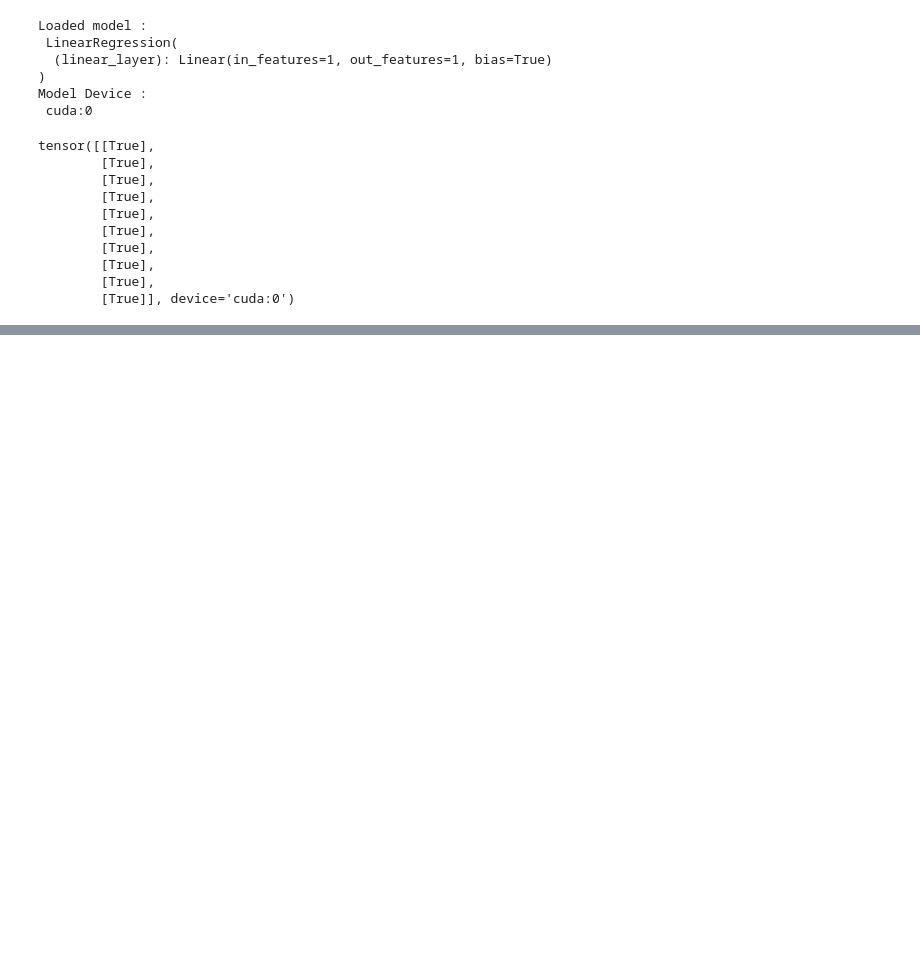
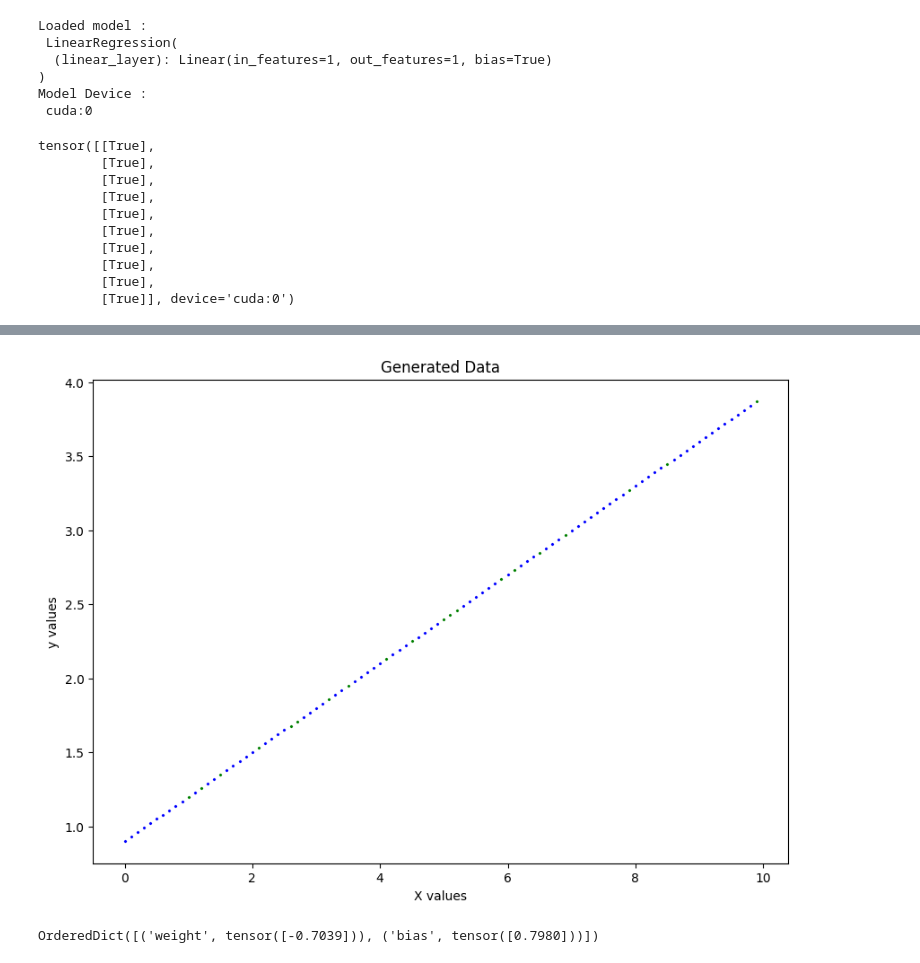
Before and after one commit to suryansh-sinha/Learning-PyTorch, a Jupyter notebook: Daniel Bourke/01_PyTorch_Workflow.ipynb, the cells around one changed output, grey strips where cells are left out. Saved outputs shown, nothing was run; the diff lists cells and outputs as text; code cells hidden in the pictures; blank space fills up the shorter version.

Commit message:
update 01_PyTorch_Workflow, add exercises

```diff
--- a/Daniel Bourke/01_PyTorch_Workflow.ipynb
+++ b/Daniel Bourke/01_PyTorch_Workflow.ipynb
@@ -791,0 +827,11 @@ tensor([[True],
+# %%
+# 1. Creating the data.
+weight = 0.3
+bias = 0.9
+
+X = np.arange(0,10,0.1)
+y = X*weight + bias
+
+X_train, X_test, y_train, y_test = train_test_split(X, y, train_size=0.8)
+
+X_train[:10], y_train[:10]
@@ -791,0 +841,8 @@ tensor([[True],
+# %%
+# Converting data to tensors
+X_train = torch.from_numpy(X_train).unsqueeze(dim=1)
+y_train = torch.from_numpy(y_train).unsqueeze(dim=1)
+X_test = torch.from_numpy(X_test).unsqueeze(dim=1)
+y_test = torch.from_numpy(y_test).unsqueeze(dim=1)
+
+X_test, y_test
@@ -791,0 +867,21 @@ tensor([[True],
+# %%
+def plotData(train_data = X_train, train_labels = y_train,
+             test_data = X_test, test_labels = y_test,
+             predictions = None):
+
+  plt.figure(figsize=(10,7))
+
+  plt.scatter(train_data, train_labels, s=2, c='b', marker='x')
+  plt.scatter(test_data, test_labels, s=2, c='g', marker='x')
+  plt.title('Generated Data')
+  plt.xlabel('X values')
+  plt.ylabel('y values')
+
+  if predictions!=None:
+    plt.scatter(X_test, predictions, s=2, c='r', marker='x')
+
+  plt.show()
+
+plotData()
+# %% [output]
+[figure, added]
@@ -791,0 +902,5 @@ tensor([[True],
+# %%
+newModel = LinearModel()
+print(newModel.state_dict())
+# %% [output]
+OrderedDict([('weight', tensor([-0.7039])), ('bias', tensor([0.7980]))])
```
Also changed, not shown: parts of 13 cells of this notebook.
